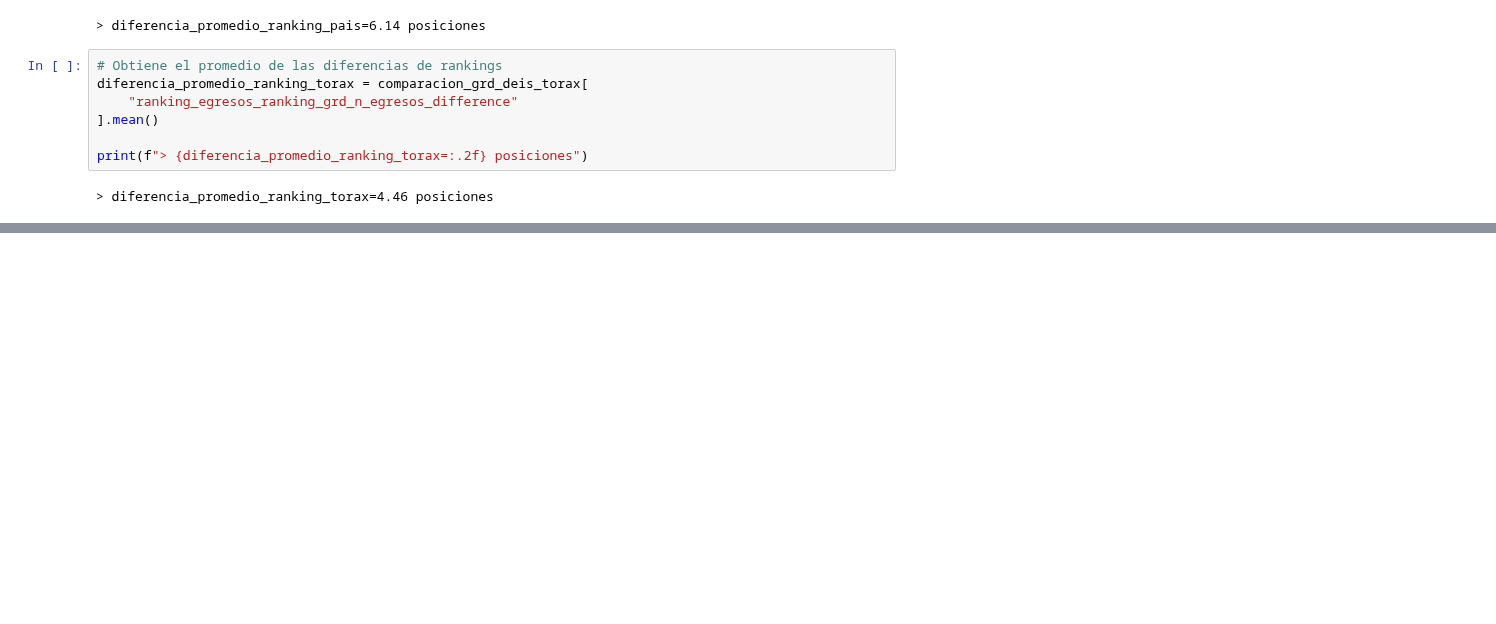
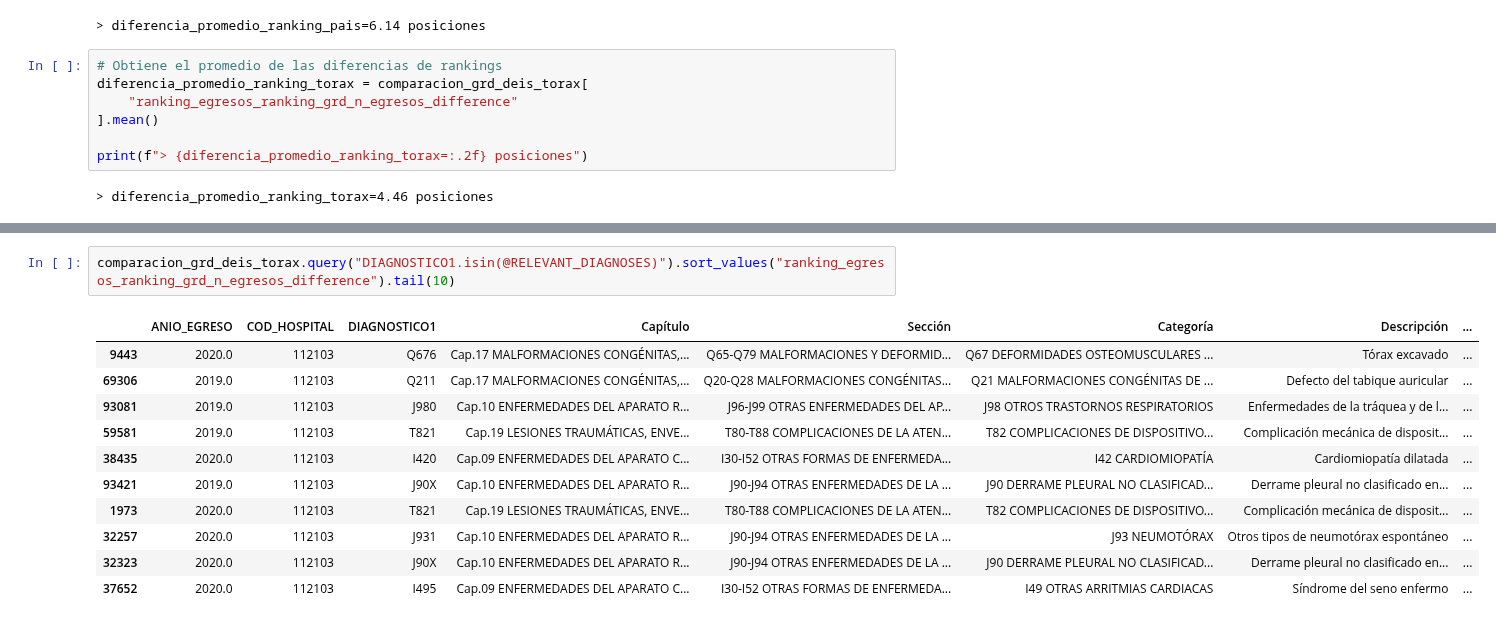
Before and after one commit to JavierRojas14/grd, a Jupyter notebook: notebooks/6.0-jrb-comparison-of-discharges-grd-and-deis.ipynb, the cells around one changed output, grey strips where cells are left out. Drawn from its saved outputs; the diff is of its cells as text; blank space fills up the shorter version.

```diff
--- a/notebooks/6.0-jrb-comparison-of-discharges-grd-and-deis.ipynb
+++ b/notebooks/6.0-jrb-comparison-of-discharges-grd-and-deis.ipynb
@@ -221,0 +276,14 @@ KeyError: 0
+# %%
+comparacion_grd_deis_torax.query("DIAGNOSTICO1.isin(@RELEVANT_DIAGNOSES)").sort_values("ranking_egresos_ranking_grd_n_egresos_difference").tail(10)
+# %% [output]
+|  | ANIO_EGRESO | COD_HOSPITAL | DIAGNOSTICO1 | Capítulo | Sección | Categoría | Descripción | ... |
+| 9443 | 2020.0 | 112103 | Q676 | Cap.17 MALFORMACIONES CONGÉNITAS,... | Q65-Q79 MALFORMACIONES Y DEFORMID... | Q67 DEFORMIDADES OSTEOMUSCULARES ... | Tórax excavado | ... |
+| 69306 | 2019.0 | 112103 | Q211 | Cap.17 MALFORMACIONES CONGÉNITAS,... | Q20-Q28 MALFORMACIONES CONGÉNITAS... | Q21 MALFORMACIONES CONGÉNITAS DE ... | Defecto del tabique auricular | ... |
+| 93081 | 2019.0 | 112103 | J980 | Cap.10 ENFERMEDADES DEL APARATO R... | J96-J99 OTRAS ENFERMEDADES DEL AP... | J98 OTROS TRASTORNOS RESPIRATORIOS | Enfermedades de la tráquea y de l... | ... |
+| 59581 | 2019.0 | 112103 | T821 | Cap.19 LESIONES TRAUMÁTICAS, ENVE... | T80-T88 COMPLICACIONES DE LA ATEN... | T82 COMPLICACIONES DE DISPOSITIVO... | Complicación mecánica de disposit... | ... |
+| 38435 | 2020.0 | 112103 | I420 | Cap.09 ENFERMEDADES DEL APARATO C... | I30-I52 OTRAS FORMAS DE ENFERMEDA... | I42 CARDIOMIOPATÍA | Cardiomiopatía dilatada | ... |
+| 93421 | 2019.0 | 112103 | J90X | Cap.10 ENFERMEDADES DEL APARATO R... | J90-J94 OTRAS ENFERMEDADES DE LA ... | J90 DERRAME PLEURAL NO CLASIFICAD... | Derrame pleural no clasificado en... | ... |
+| 1973 | 2020.0 | 112103 | T821 | Cap.19 LESIONES TRAUMÁTICAS, ENVE... | T80-T88 COMPLICACIONES DE LA ATEN... | T82 COMPLICACIONES DE DISPOSITIVO... | Complicación mecánica de disposit... | ... |
+| 32257 | 2020.0 | 112103 | J931 | Cap.10 ENFERMEDADES DEL APARATO R... | J90-J94 OTRAS ENFERMEDADES DE LA ... | J93 NEUMOTÓRAX | Otros tipos de neumotórax espontáneo | ... |
+| 32323 | 2020.0 | 112103 | J90X | Cap.10 ENFERMEDADES DEL APARATO R... | J90-J94 OTRAS ENFERMEDADES DE LA ... | J90 DERRAME PLEURAL NO CLASIFICAD... | Derrame pleural no clasificado en... | ... |
+| 37652 | 2020.0 | 112103 | I495 | Cap.09 ENFERMEDADES DEL APARATO C... | I30-I52 OTRAS FORMAS DE ENFERMEDA... | I49 OTRAS ARRITMIAS CARDIACAS | Síndrome del seno enfermo | ... |
```
Also changed, not shown: parts of 6 cells of this notebook.
